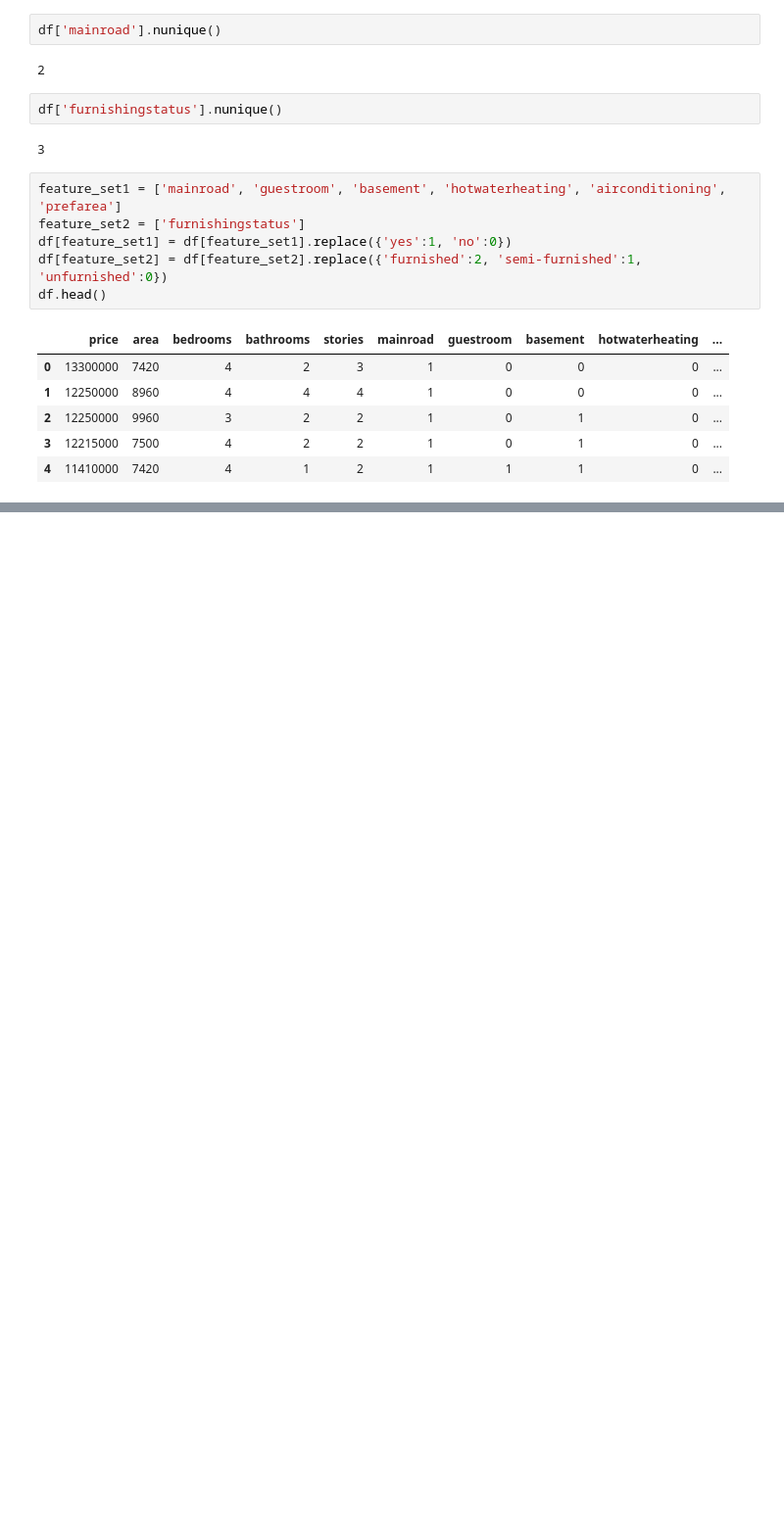
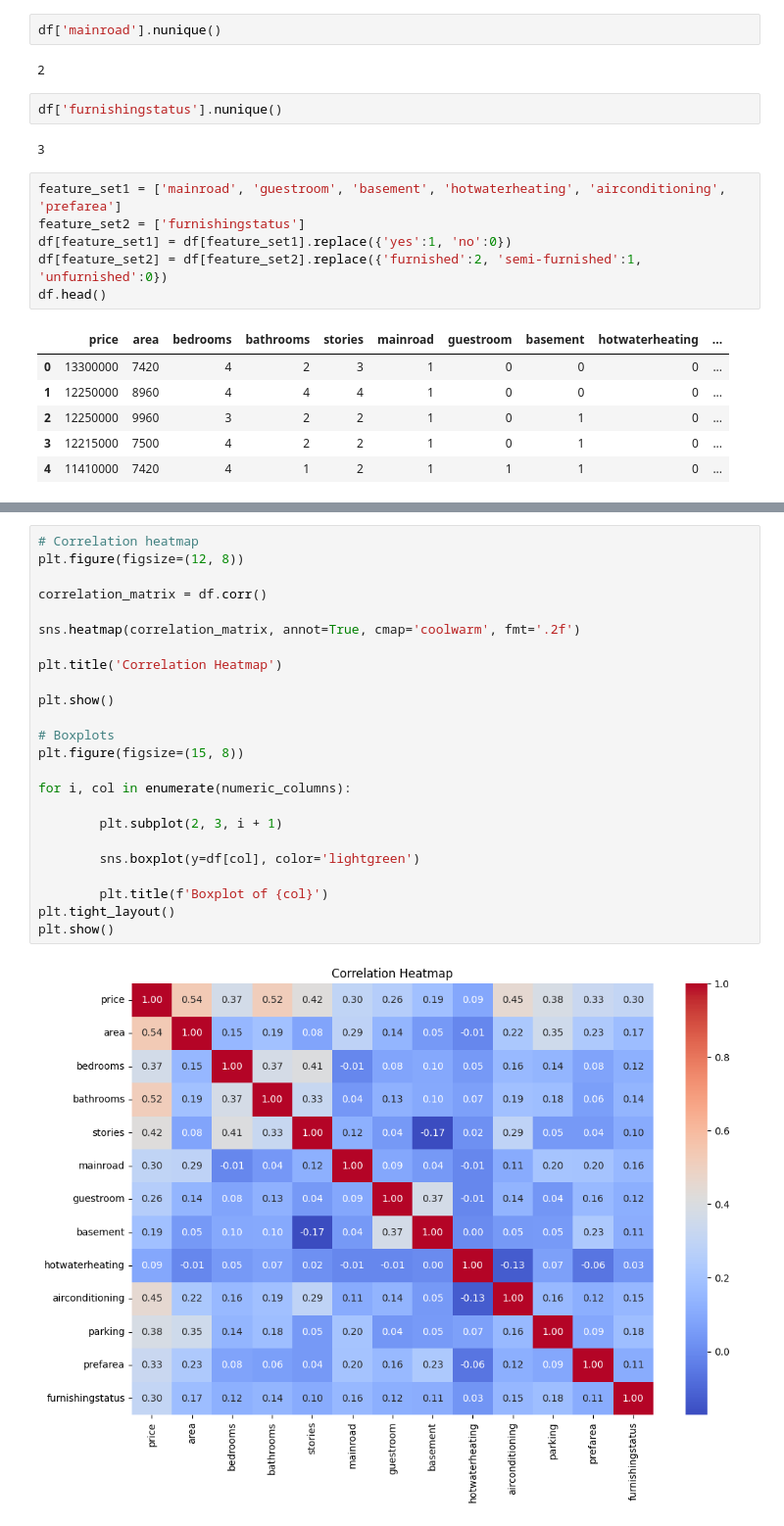
Before and after one commit to rgmx/type-cast, a Jupyter notebook: MLA-tools-for-deep-learning/jupyter.ipynb, the cells around one changed output, grey strips where cells are left out. Shown at 98% size. Cells and saved outputs as stored; diff of their text form; blank space fills up the shorter version.

```diff
--- a/MLA-tools-for-deep-learning/jupyter.ipynb
+++ b/MLA-tools-for-deep-learning/jupyter.ipynb
@@ -222,0 +235,26 @@ df.head()
+# %%
+# Correlation heatmap
+plt.figure(figsize=(12, 8))
+
+correlation_matrix = df.corr()
+
+sns.heatmap(correlation_matrix, annot=True, cmap='coolwarm', fmt='.2f')
+
+plt.title('Correlation Heatmap')
+
+plt.show()
+
+# Boxplots
+plt.figure(figsize=(15, 8))
+
+for i, col in enumerate(numeric_columns):
+
+        plt.subplot(2, 3, i + 1)
+
+        sns.boxplot(y=df[col], color='lightgreen')
+
+        plt.title(f'Boxplot of {col}')
+plt.tight_layout()
+plt.show()
+# %% [output]
+[figure, added]
```
Also changed, not shown: parts of 4 cells of this notebook.
